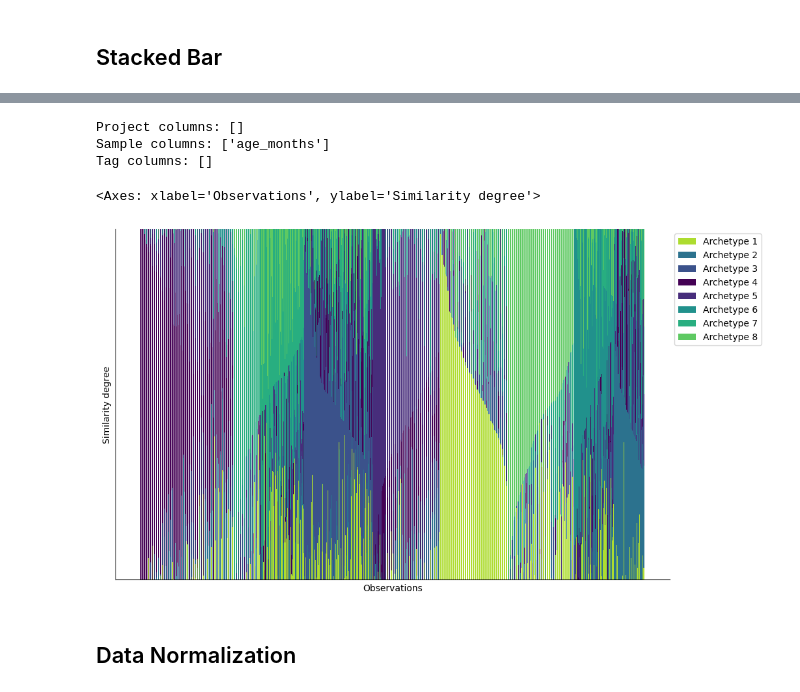
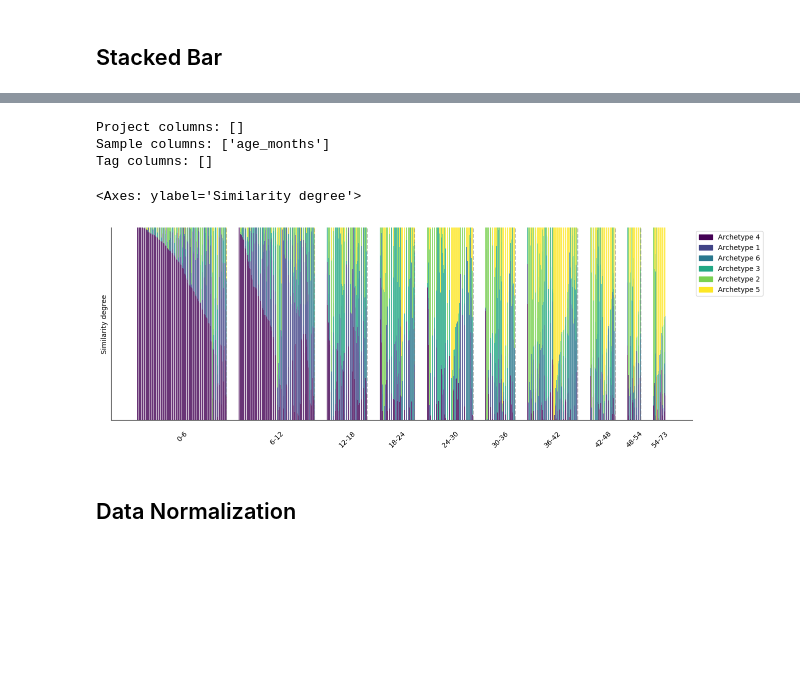
Before and after one commit to RV2005/Archetypal-Analysis-Microbiome, a Jupyter notebook: AA_GHG_with_package.ipynb, the cells around one changed output, grey strips where cells are left out. Drawn from its saved outputs; the diff is of its cells as text; code cells hidden in the pictures; blank space fills up the shorter version.

```diff
--- a/AA_GHG_with_package.ipynb
+++ b/AA_GHG_with_package.ipynb
@@ -399,10 +500,10 @@ analysis_metrics.plot_comparison(comparison_df=analysis_results, figsize=(10, 6)
 compendium_loader = CompendiumDataLoader() # HadzaDataLoader()
 projects_file = r"datasets/compendium/projects.csv"
 tags_file = r"datasets/compendium/tags.tsv"
-meta_file = r"datasets\tsv\dog_sam.tsv"
+meta_file = r"datasets/tsv/hadza_meta_formatted.tsv"
 _, projects, tags, meta = compendium_loader.load_all(otu_file=None, projects_file=projects_file, tags_file=tags_file, meta_file=meta_file)
 
-filepath = r"results\Dog\norm_lifestyle200\otu_AA_K8_1.0_None_jensenshannon.json"
+filepath = r"results/Hadza/norm_qc_age1k/otu_AA_K8_1.0_None_jensenshannon.json"
 loader = ArchetypalResultLoader()
 otu_aa, aa_labels, aa_archetypes, info = loader.load_parsed_result(filepath)
 # %%
@@ -428,23 +526,31 @@ stacked_bar_plotter.plot_metadata_stacked_bars(
 # %%
+# For age1k
+# otu_aa_swapped = otu_aa[["Archetype 4", "Archetype 5","Archetype 3", "Archetype 2",  "Archetype 6", "Archetype 7", "Archetype 8", "Archetype 1"]]
+# otu_aa_swapped.columns = [ "Archetype 1", "Archetype 2", "Archetype 3", "Archetype 4", "Archetype 5", "Archetype 6", "Archetype 7", "Archetype 8"]
+
+otu_aa_swapped = otu_aa[["Archetype 4", "Archetype 1", "Archetype 6", "Archetype 3",  "Archetype 2", "Archetype 5"]]
+
+# vertex_colors={"Archetype 1": 0/8, "Archetype 2": 1/8, "Archetype 3": 2/8, "Archetype 4": 3/8, "Archetype 5": 4/8, "Archetype 6": 5/8, "Archetype 7": 6/8, "Archetype 8": 7/8, "Archetype 9": 8/8}
 stacked_bar_plotter = StackedBarPlotter()
-buckets = [(0,6), (6,12), (12,24), (24,36), (36,48), (48,60), (60, np.inf)]
+buckets = [(0, 6), (6, 12), (12, 18), (18, 24), (24, 30), (30, 36), (36, 42), (42, 48), (48, 54), (54,73)]
 filter_cols = ["age_months"]
-metadata = extract_metadata(otu_aa.index, None, meta, None, extract_cols=filter_cols, verbose=True)
+metadata = extract_metadata(otu_aa_swapped.index, None, meta, None, extract_cols=filter_cols, verbose=True)
 stacked_bar_plotter.plot_metadata_stacked_bars(
-    similarity_degree=otu_aa,
+    similarity_degree=otu_aa_swapped,
     metadata=metadata,
     perms=info.get('perms', None),
-    metadata_column=None,
-    figsize=(11,7),
+    metadata_column=filter_cols[0],
+    discretize=True,
+    buckets=buckets,
     cmap_name="viridis",
-    vertex_colors={"Archetype 4": 0/8, "Archetype 5":1/8 , "Archetype 3": 2/8, "Archetype 2": 3/8, "Archetype 6": 4/8, "Archetype 7": 5/8, "Archetype 8": 6/8, "Archetype 1": 7/8}
+    vertex_colors=None#vertex_colors
 )
 # %% [output]
 Project columns: []
 Sample columns: ['age_months']
 Tag columns: []
-<Axes: xlabel='Observations', ylabel='Similarity degree'>
+<Axes: ylabel='Similarity degree'>
-[figure, old version]
+[figure, new version]
 # %% [markdown]
 ## Data Normalization
 # %%
```
Also changed, not shown: parts of 26 cells of this notebook, 41 other files.
